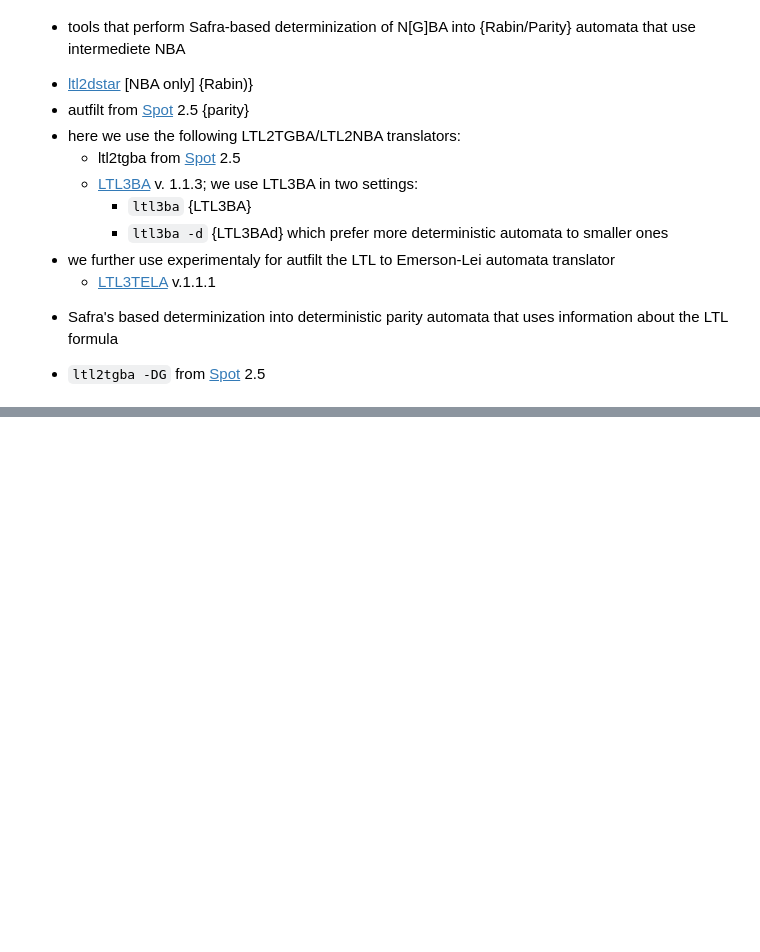
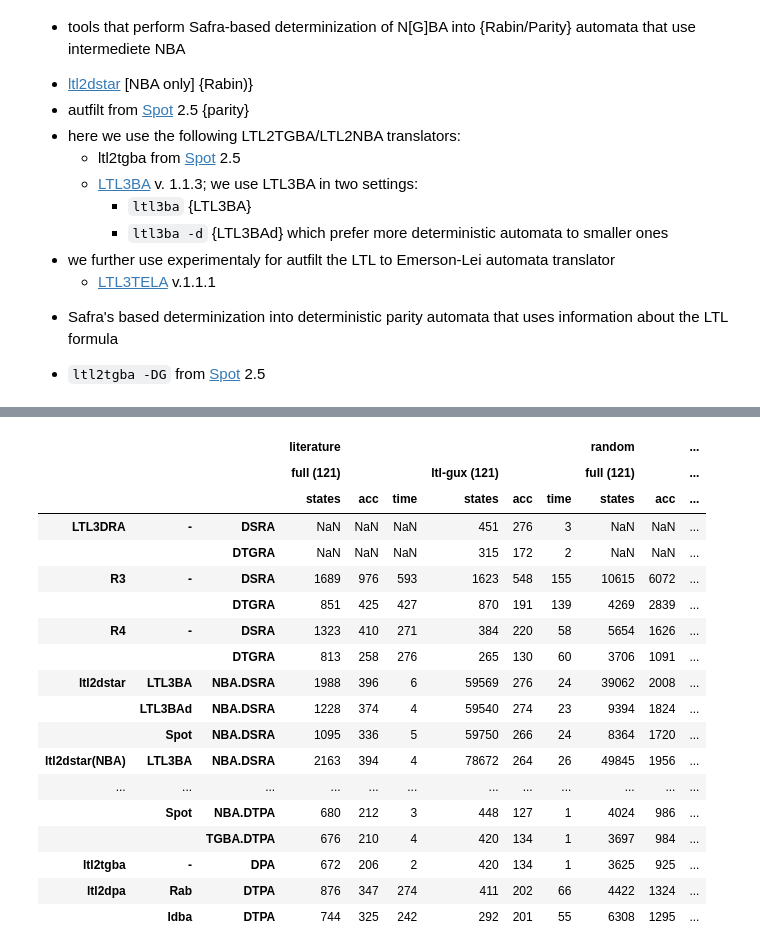
Before and after one commit to xblahoud/LTL2DA-comparison, a Jupyter notebook: Comparison.ipynb, the cells around one changed output, grey strips where cells are left out. Saved outputs shown, nothing was run; the diff lists cells and outputs as text; code cells hidden in the pictures; blank space fills up the shorter version.

Commit message:
Cummulative table (not in latex yet)

```diff
--- a/Comparison.ipynb
+++ b/Comparison.ipynb
@@ -71,0 +102,23 @@ for name in runners.keys():
+# %%
+def compute_runner(self,cols=['states','acc','time'],
+                   tool_subset=None, split_col_names=True, col_lev_names=None,
+                   counts = True):
+    '''Returns a dataframe with rows indexed by tools in
+    `tool_subset (or `self.tools.keys()`) and columns by
+    cols. The values are cummulative sums for respective
+    tool and column.'''
+    if tool_subset is None:
+        tool_subset = self.tools.keys()
+    name = self.name
+    name = name.replace('ltl3dra','ltl-gux')
+    if counts:
+        name = '{} ({})'.format(name,r.clean_count)
+    col_names = ['{}_{}'.format(name,c) for c in cols]
+    df = pd.DataFrame(columns=col_names,index=tool_subset)
+    for col in cols:
+        df['{}_{}'.format(name,col)] = self.cummulative(col).map(lambda x: '%0.0f' % x)
+    if split_col_names:
+        res = split_cols(df,axis=1,symbol='_',names=col_lev_names)
+    else:
+        res = df
+    return res
@@ -71,0 +152,35 @@ for name in runners.keys():
+# %%
+data = []
+order = [
+    ('literature','full'),
+    ('literature','ltl3dra'),
+    ('random','full'),
+    ('random','ltl3dra'),
+    ('random','fg'),
+]
+for o in order:
+    data.append(compute_runner(runners['{}_{}'.format(o[0],o[1])]))
+res = pd.concat(data,axis=1)
+res = split_cols(res,axis=0,symbol='/')
+# %%
+sort_by_tools(res,tool_order)
+# %% [output]
+|  |  |  | literature |  |  |  |  |  | random |  | ... |
+|  |  |  | full (121) |  |  | ltl-gux (121) |  |  | full (121) |  | ... |
+|  |  |  | states | acc | time | states | acc | time | states | acc | ... |
+| LTL3DRA | - | DSRA | NaN | NaN | NaN | 451 | 276 | 3 | NaN | NaN | ... |
+|  |  | DTGRA | NaN | NaN | NaN | 315 | 172 | 2 | NaN | NaN | ... |
+| R3 | - | DSRA | 1689 | 976 | 593 | 1623 | 548 | 155 | 10615 | 6072 | ... |
+|  |  | DTGRA | 851 | 425 | 427 | 870 | 191 | 139 | 4269 | 2839 | ... |
+| R4 | - | DSRA | 1323 | 410 | 271 | 384 | 220 | 58 | 5654 | 1626 | ... |
+|  |  | DTGRA | 813 | 258 | 276 | 265 | 130 | 60 | 3706 | 1091 | ... |
+| ltl2dstar | LTL3BA | NBA.DSRA | 1988 | 396 | 6 | 59569 | 276 | 24 | 39062 | 2008 | ... |
+|  | LTL3BAd | NBA.DSRA | 1228 | 374 | 4 | 59540 | 274 | 23 | 9394 | 1824 | ... |
+|  | Spot | NBA.DSRA | 1095 | 336 | 5 | 59750 | 266 | 24 | 8364 | 1720 | ... |
+| ltl2dstar(NBA) | LTL3BA | NBA.DSRA | 2163 | 394 | 4 | 78672 | 264 | 26 | 49845 | 1956 | ... |
+| ... | ... | ... | ... | ... | ... | ... | ... | ... | ... | ... | ... |
+|  | Spot | NBA.DTPA | 680 | 212 | 3 | 448 | 127 | 1 | 4024 | 986 | ... |
+|  |  | TGBA.DTPA | 676 | 210 | 4 | 420 | 134 | 1 | 3697 | 984 | ... |
+| ltl2tgba | - | DPA | 672 | 206 | 2 | 420 | 134 | 1 | 3625 | 925 | ... |
+| ltl2dpa | Rab | DTPA | 876 | 347 | 274 | 411 | 202 | 66 | 4422 | 1324 | ... |
+|  | ldba | DTPA | 744 | 325 | 242 | 292 | 201 | 55 | 6308 | 1295 | ... |
```
Also changed, not shown: parts of 9 cells of this notebook, 2 other files.
